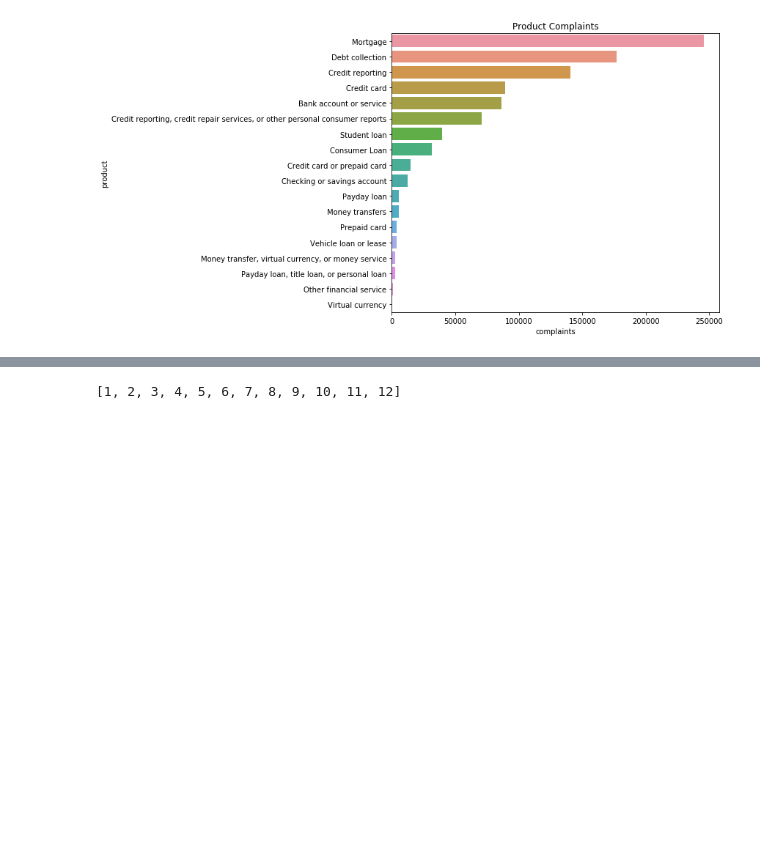
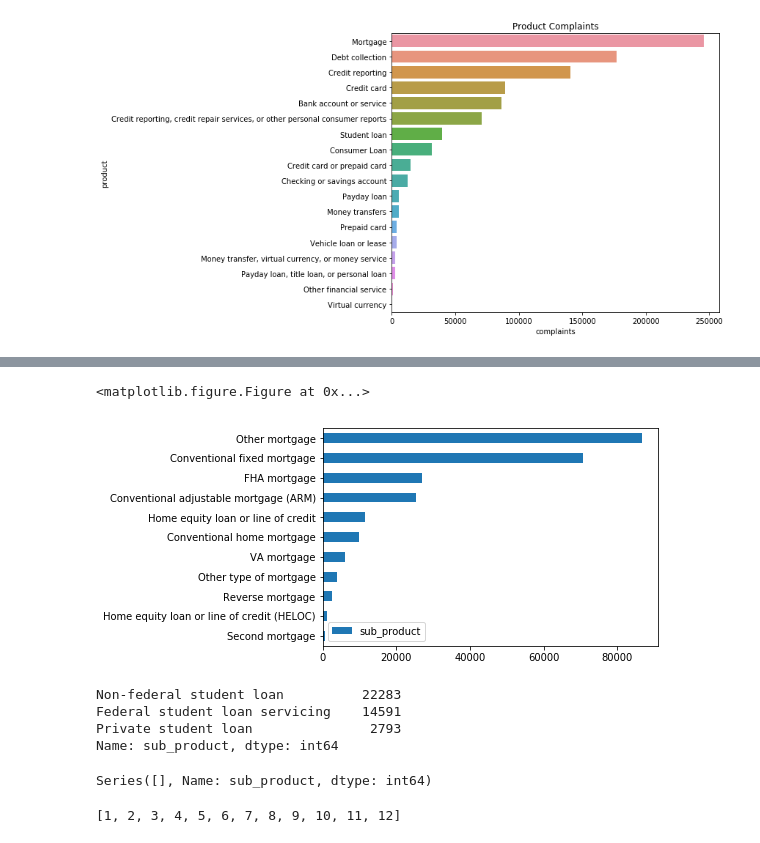
Before and after one commit to Halvinn/cfpb_complaints, a Jupyter notebook: cfpb_complaints.ipynb, the cells around one changed output, grey strips where cells are left out. Saved outputs shown, nothing was run; the diff lists cells and outputs as text; code cells hidden in the pictures; blank space fills up the shorter version.

Commit message:
Sub_product analysis

```diff
--- a/cfpb_complaints.ipynb
+++ b/cfpb_complaints.ipynb
@@ -115,0 +133,8 @@ Text(0.5,1,'Product Complaints')
+# %%
+def sub_products(prod):
+    '''Filter dataframe by product and return sub_products with value counts for specified product.'''
+    filtered = complaints_df.loc[complaints_df['Product'] == prod]
+    return filtered['sub_product'].value_counts()
+# %%
+mortgages = pd.DataFrame(sub_products('Mortgage'))
+mortgages
@@ -116,3 +154,22 @@ Text(0.5,1,'Product Complaints')
+# %%
+plt.figure(figsize=(6, 5))
+mortgages.plot.barh()
+plt.gca().invert_yaxis()
+plt.show()
+# %% [output]
+<matplotlib.figure.Figure at 0x...>
+[figure, added]
+# %%
+sub_products('Student loan')
+# %% [output]
+Non-federal student loan          22283
+Federal student loan servicing    14591
+Private student loan               2793
+Name: sub_product, dtype: int64
+# %%
+sub_products('Credit reporting')
+# %% [output]
+Series([], Name: sub_product, dtype: int64)
 # %%
 list(set(complaints_df.index.month))
 # %% [output]
```
Also changed, not shown: parts of 7 cells of this notebook.
